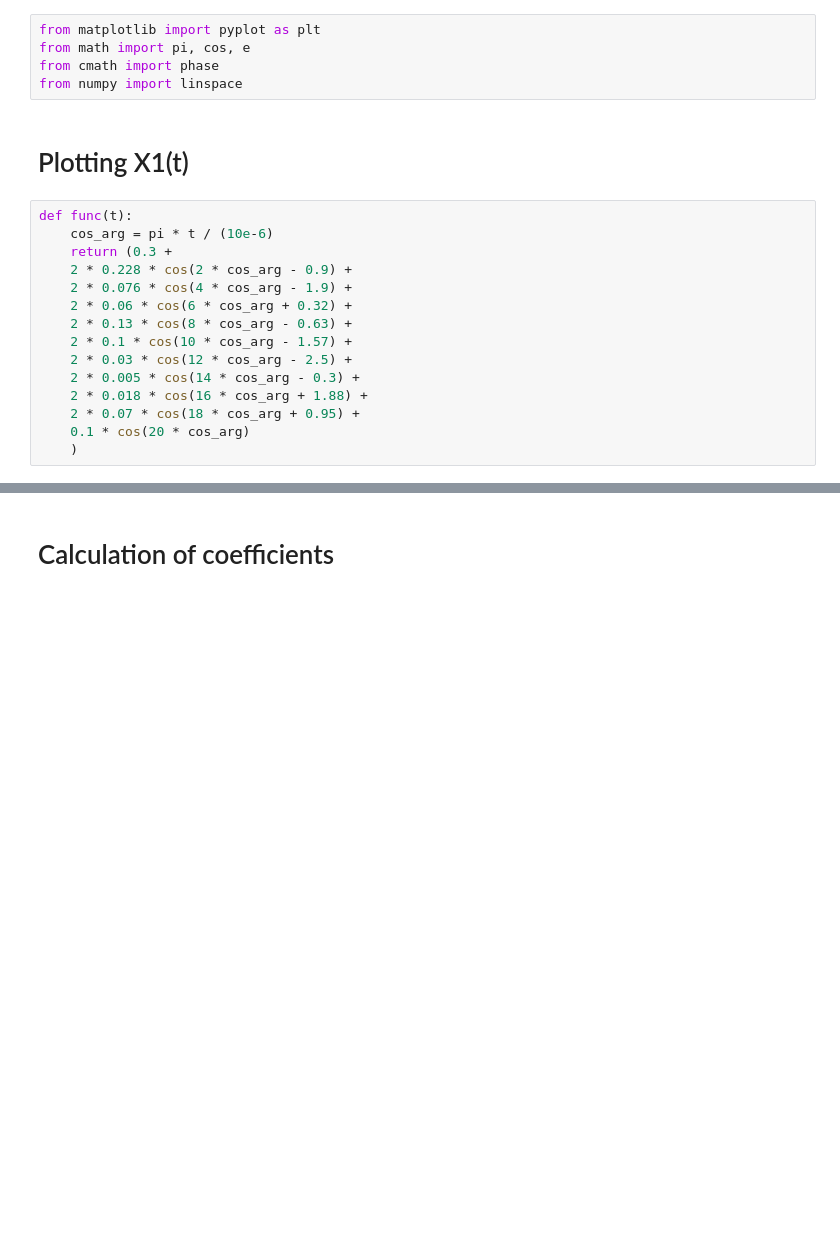
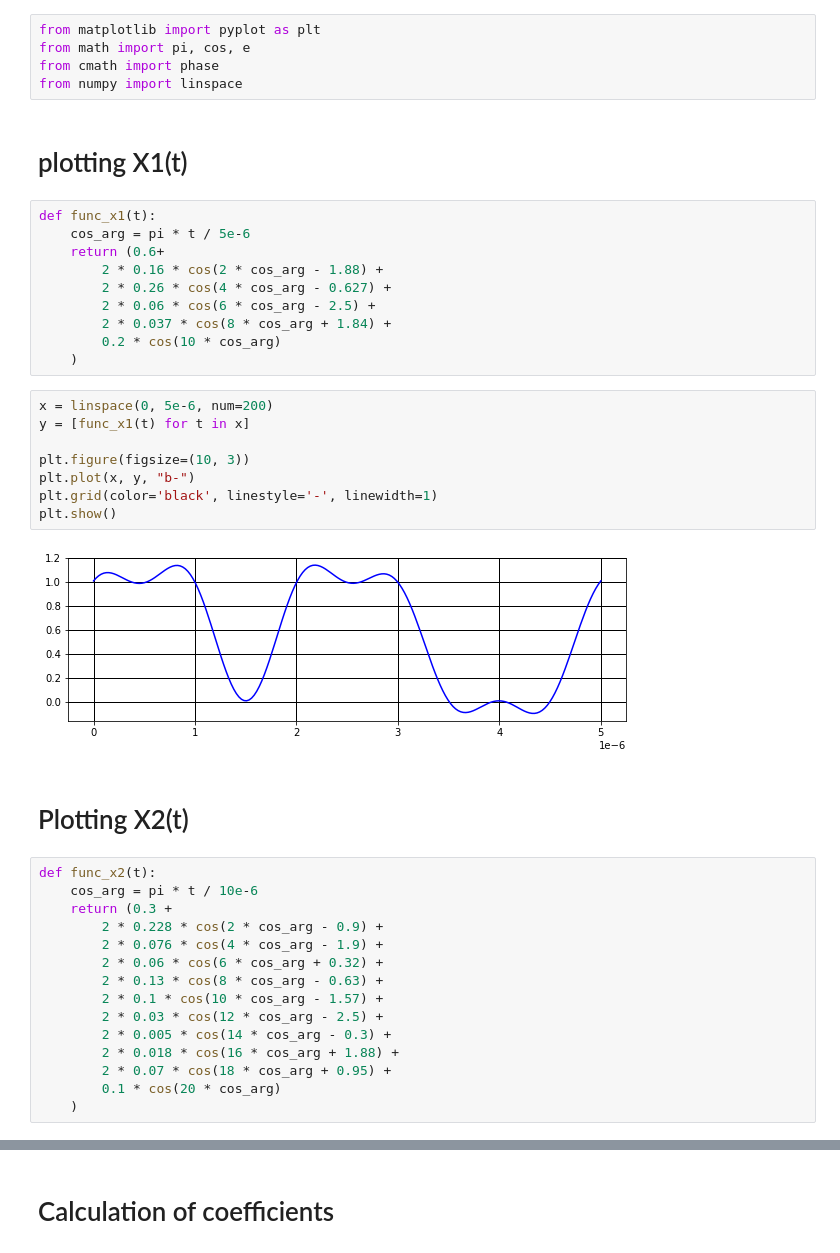
Before and after one commit to Felecort/Python-Rush, a Jupyter notebook: src/Little_Projects/Task_Calculations/Fourier_coeff.ipynb, the cells around one changed output, grey strips where cells are left out. Saved outputs shown, nothing was run; the diff lists cells and outputs as text; blank space fills up the shorter version.

```diff
--- a/src/Little_Projects/Task_Calculations/Fourier_coeff.ipynb
+++ b/src/Little_Projects/Task_Calculations/Fourier_coeff.ipynb
@@ -4,21 +4,43 @@ from math import pi, cos, e
 from cmath import phase
 from numpy import linspace
 # %% [markdown]
-# Plotting X1(t)
+# plotting X1(t)
+# %%
+def func_x1(t):
+    cos_arg = pi * t / 5e-6
+    return (0.6+
+        2 * 0.16 * cos(2 * cos_arg - 1.88) +
+        2 * 0.26 * cos(4 * cos_arg - 0.627) +
+        2 * 0.06 * cos(6 * cos_arg - 2.5) +
+        2 * 0.037 * cos(8 * cos_arg + 1.84) +
+        0.2 * cos(10 * cos_arg)
+    )
+# %%
+x = linspace(0, 5e-6, num=200)
+y = [func_x1(t) for t in x]
+
+plt.figure(figsize=(10, 3))
+plt.plot(x, y, "b-")
+plt.grid(color='black', linestyle='-', linewidth=1)
+plt.show()
+# %% [output]
+[figure, added]
+# %% [markdown]
+# Plotting X2(t)
 # %%
-def func(t):
-    cos_arg = pi * t / (10e-6)
+def func_x2(t):
+    cos_arg = pi * t / 10e-6
     return (0.3 +
-    2 * 0.228 * cos(2 * cos_arg - 0.9) +
-    2 * 0.076 * cos(4 * cos_arg - 1.9) +
-    2 * 0.06 * cos(6 * cos_arg + 0.32) +
-    2 * 0.13 * cos(8 * cos_arg - 0.63) +
-    2 * 0.1 * cos(10 * cos_arg - 1.57) +
-    2 * 0.03 * cos(12 * cos_arg - 2.5) +
-    2 * 0.005 * cos(14 * cos_arg - 0.3) +
-    2 * 0.018 * cos(16 * cos_arg + 1.88) +
-    2 * 0.07 * cos(18 * cos_arg + 0.95) +
-    0.1 * cos(20 * cos_arg)
+        2 * 0.228 * cos(2 * cos_arg - 0.9) +
+        2 * 0.076 * cos(4 * cos_arg - 1.9) +
+        2 * 0.06 * cos(6 * cos_arg + 0.32) +
+        2 * 0.13 * cos(8 * cos_arg - 0.63) +
+        2 * 0.1 * cos(10 * cos_arg - 1.57) +
+        2 * 0.03 * cos(12 * cos_arg - 2.5) +
+        2 * 0.005 * cos(14 * cos_arg - 0.3) +
+        2 * 0.018 * cos(16 * cos_arg + 1.88) +
+        2 * 0.07 * cos(18 * cos_arg + 0.95) +
+        0.1 * cos(20 * cos_arg)
     )
 # %%
 x = linspace(0, 15e-6, num=200)
```
Also changed, not shown: parts of 6 cells of this notebook.
